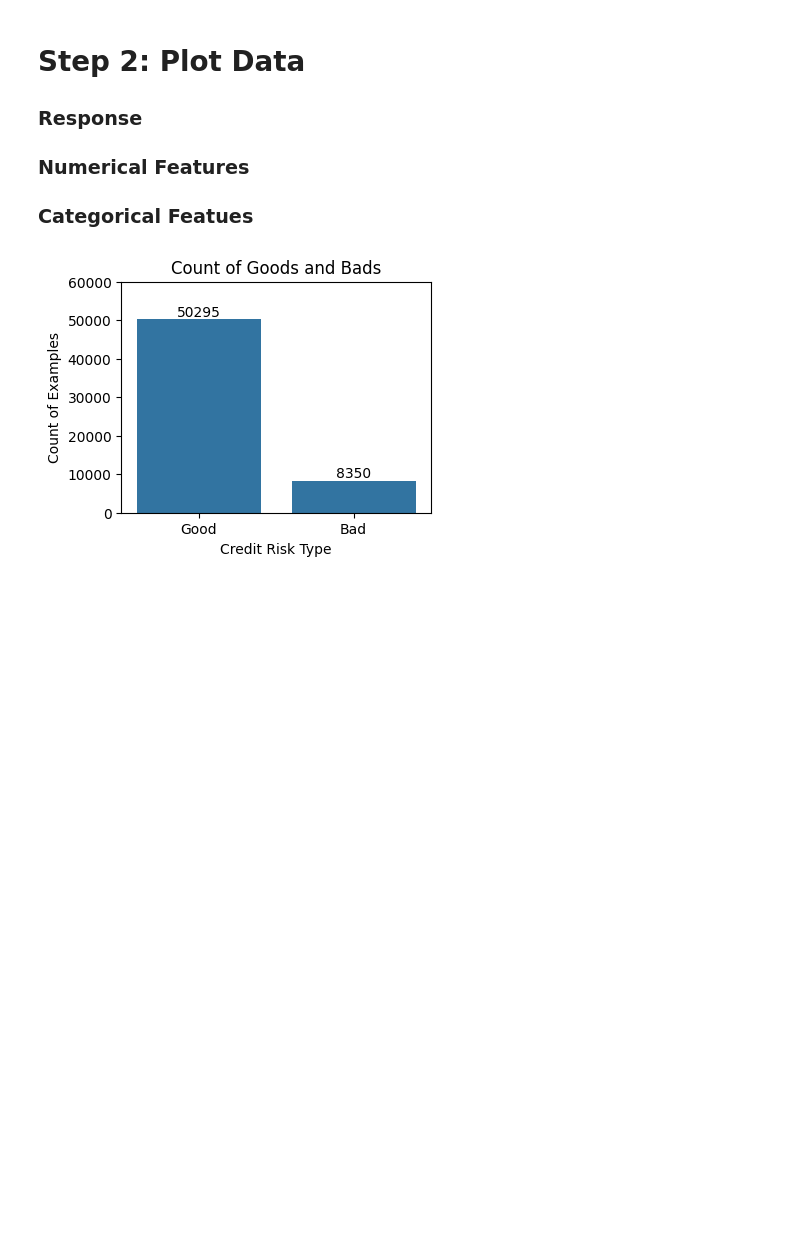
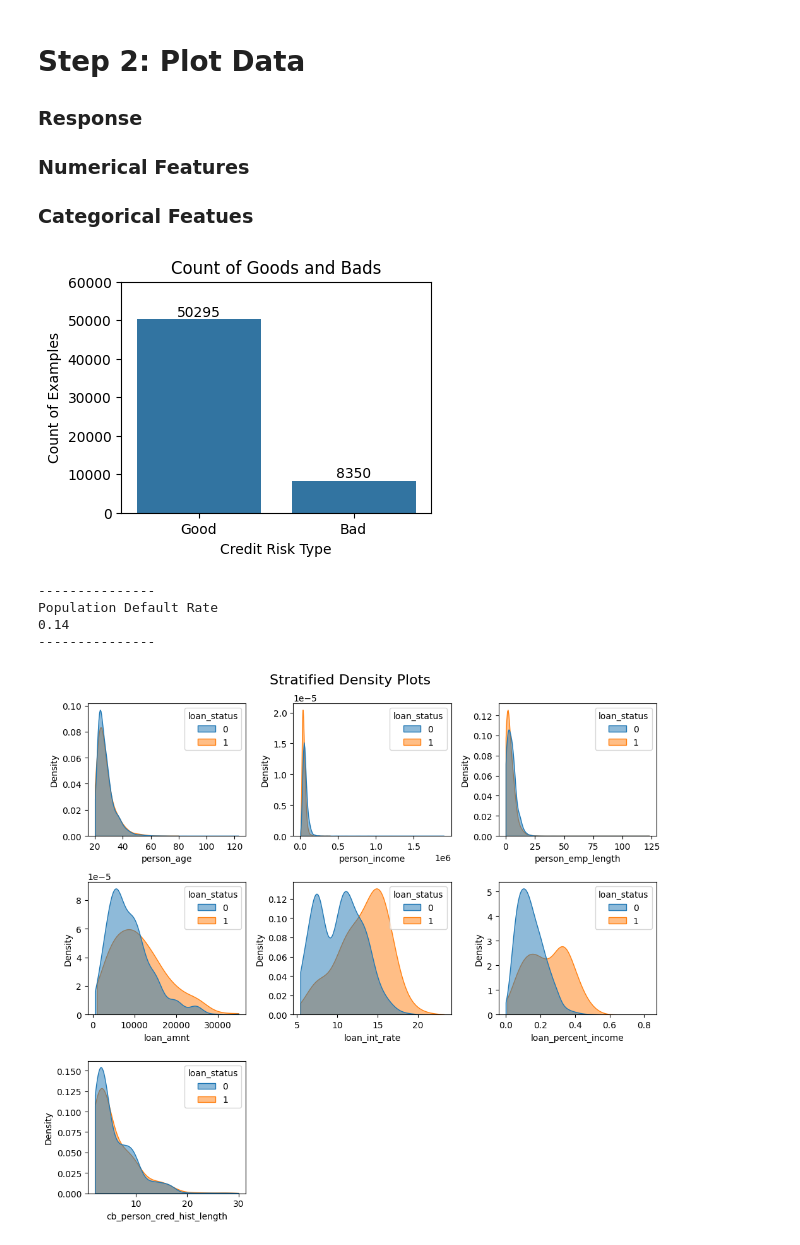
Before and after one commit to MarkThackham/portfolio, a Jupyter notebook: 04 Loan Approval Prediction.ipynb/01 Loan Approval Prediction.ipynb, the cells around one changed output. Drawn from its saved outputs; the diff is of its cells as text; code cells hidden in the pictures; blank space fills up the shorter version.

```diff
--- a/04 Loan Approval Prediction.ipynb/01 Loan Approval Prediction.ipynb
+++ b/04 Loan Approval Prediction.ipynb/01 Loan Approval Prediction.ipynb
@@ -140,6 +140,52 @@ ax.set_ylabel('Count of Examples')
 plt.ylim(0, 60000)
 plt.title('Count of Goods and Bads')
 plt.show()
+
+# Population default rate
+print('---------------')
+print('Population Default Rate')
+print(df['loan_status'].mean().round(2))
+print('---------------')
 # %% [output]
 [figure]
+---------------
+Population Default Rate
+0.14
+---------------
+# %%
+# Plot Numeric Features
+
+# Numeric Features
+numeric_cols = df.select_dtypes(include=[np.number]).columns.drop('loan_status')
+num_numeric_cols=len(numeric_cols)
+
+# Set up grid dimensions
+cols = 3
+rows = (num_numeric_cols + cols - 1) // cols  # Calculate required rows
+
+# Create subplots
+fig, axes = plt.subplots(rows, cols, figsize=(10, 3 * rows))
+axes = axes.flatten()  # Flatten to make indexing easier
+
+# KDE Plots
+for i, this_var in enumerate(numeric_cols):
+    sns.kdeplot(data=df,
+                x=this_var,
+                hue='loan_status',
+                fill=True,
+                common_norm=False,
+                cut=0,
+                alpha=0.5,
+                bw_adjust=2.5,
+                ax=axes[i])
+fig.suptitle('Stratified Density Plots', fontsize=16)
+
+# Hide any unused subplots
+for j in range(i + 1, len(axes)):
+    axes[j].set_visible(False)
+
+plt.tight_layout()
+plt.show()
+# %% [output]
+[figure, added]
 # %%
```
Also changed, not shown: parts of 21 cells of this notebook.
